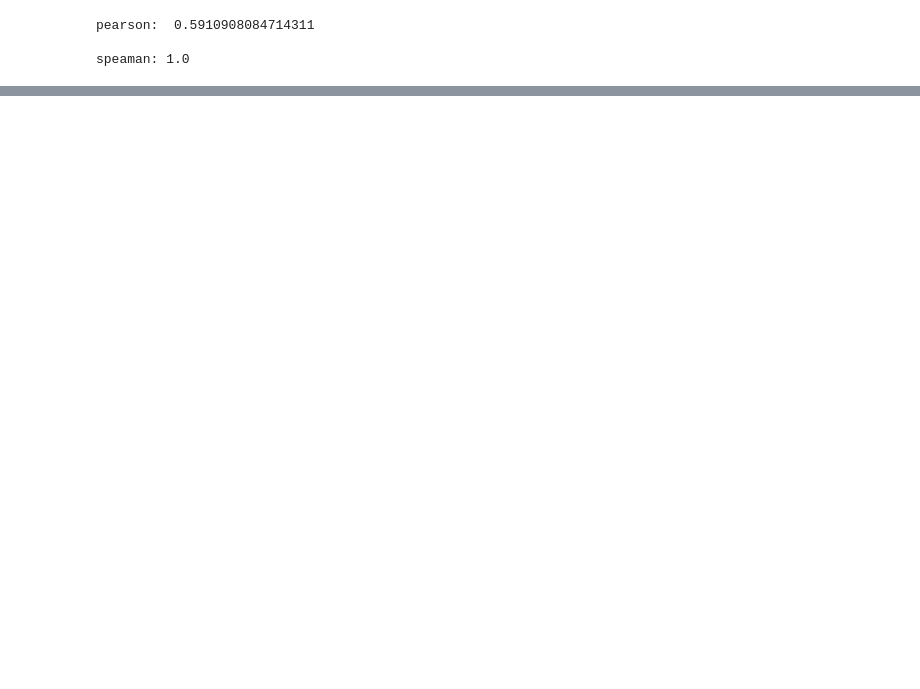
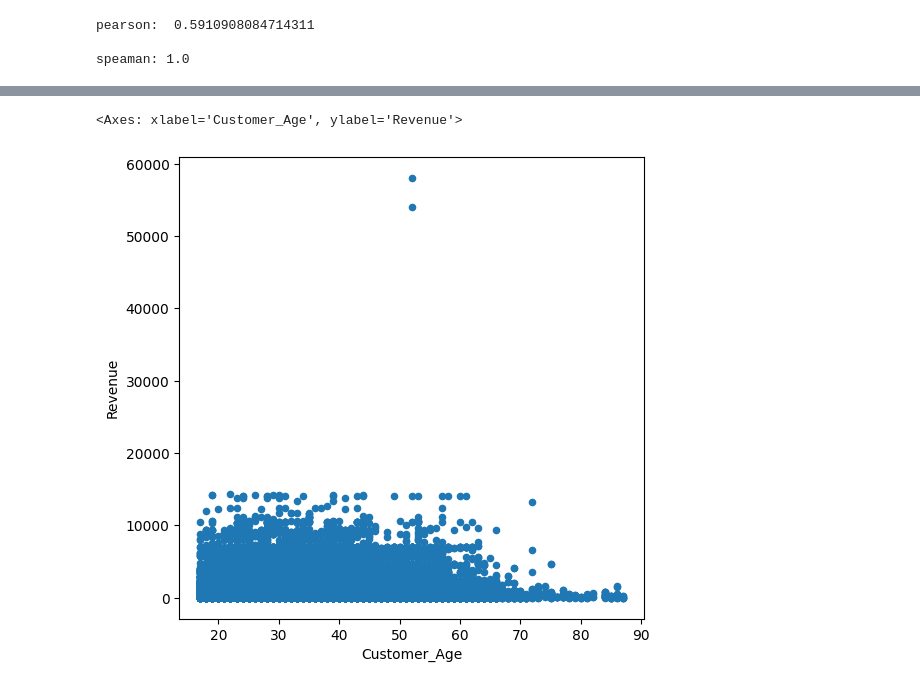
Before and after one commit to HromovAndrey/II_mood_2_part-_4_lesson, a Jupyter notebook: Untitled1.ipynb, the cells around one changed output, grey strips where cells are left out. Drawn from its saved outputs; the diff is of its cells as text; code cells hidden in the pictures; blank space fills up the shorter version.

```diff
--- a/Untitled1.ipynb
+++ b/Untitled1.ipynb
@@ -140,0 +147,6 @@ speaman: 1.0
+# %%
+# Точкові діагоами зображення двох характеристик як координаи точек
+sales.plot(kind='scatter', x='Customer_Age', y='Revenue', figsize=(6,6))
+# %% [output]
+<Axes: xlabel='Customer_Age', ylabel='Revenue'>
+[figure, added]
```
Also changed, not shown: parts of 6 cells of this notebook.
